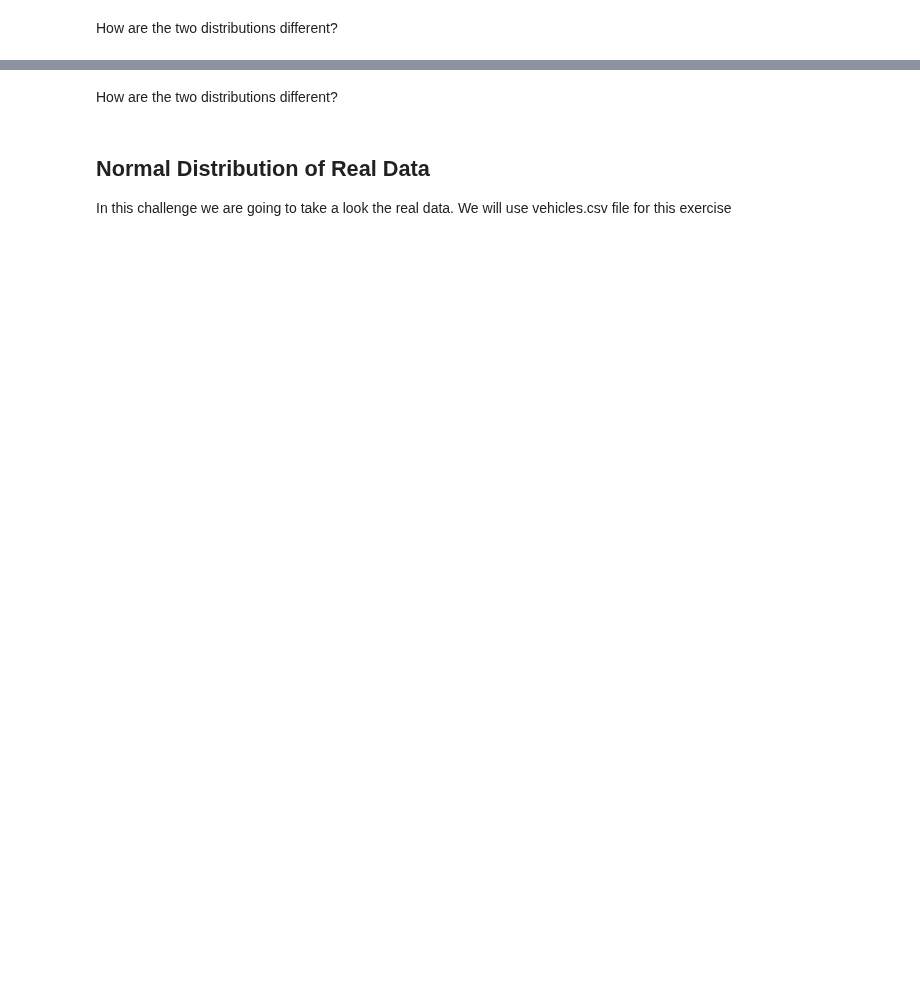
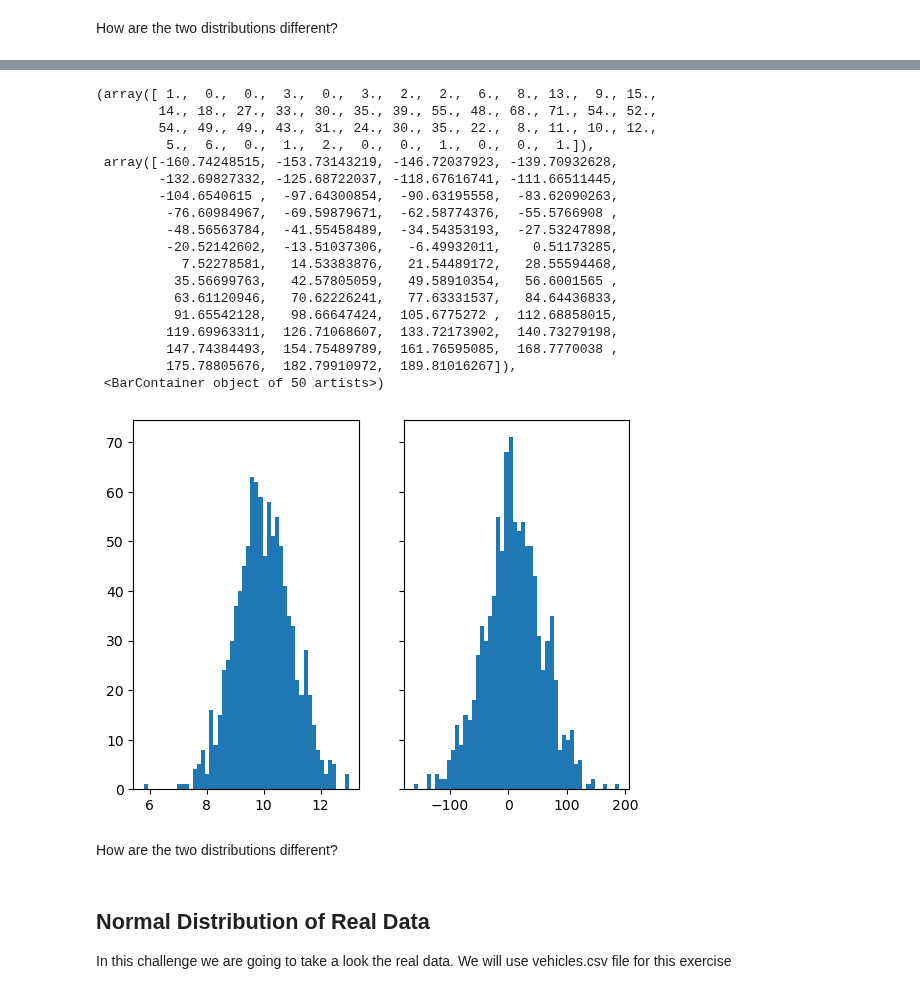
Before and after one commit to ta-data-lis/lab-probability-distributions, a Jupyter notebook: your-code/continuous.ipynb, the cells around one changed output, grey strips where cells are left out. Drawn from its saved outputs; the diff is of its cells as text; code cells hidden in the pictures; blank space fills up the shorter version.

```diff
--- a/your-code/continuous.ipynb
+++ b/your-code/continuous.ipynb
@@ -64,2 +108,36 @@ Expected output:
+# %%
+# your code here
+def generate_normal(mean, std):
+    normal = stats.norm(mean, std)
+    return normal.rvs(size=1000)
+
+n1 = generate_normal(10, 1)
+n2 = generate_normal(10, 50)
+
+
+# plotting
+fig, (ax1, ax2) = plt.subplots(1, 2, sharey = True)
+ax1.hist(n1, bins=50)
+ax2.hist(n2, bins=50)
+# %% [output]
+(array([ 1.,  0.,  0.,  3.,  0.,  3.,  2.,  2.,  6.,  8., 13.,  9., 15.,
+        14., 18., 27., 33., 30., 35., 39., 55., 48., 68., 71., 54., 52.,
+        54., 49., 49., 43., 31., 24., 30., 35., 22.,  8., 11., 10., 12.,
+         5.,  6.,  0.,  1.,  2.,  0.,  0.,  1.,  0.,  0.,  1.]),
+ array([-160.74248515, -153.73143219, -146.72037923, -139.70932628,
+        -132.69827332, -125.68722037, -118.67616741, -111.66511445,
+        -104.6540615 ,  -97.64300854,  -90.63195558,  -83.62090263,
+         -76.60984967,  -69.59879671,  -62.58774376,  -55.5766908 ,
+         -48.56563784,  -41.55458489,  -34.54353193,  -27.53247898,
+         -20.52142602,  -13.51037306,   -6.49932011,    0.51173285,
+           7.52278581,   14.53383876,   21.54489172,   28.55594468,
+          35.56699763,   42.57805059,   49.58910354,   56.6001565 ,
+          63.61120946,   70.62226241,   77.63331537,   84.64436833,
+          91.65542128,   98.66647424,  105.6775272 ,  112.68858015,
+         119.69963311,  126.71068607,  133.72173902,  140.73279198,
+         147.74384493,  154.75489789,  161.76595085,  168.7770038 ,
+         175.78805676,  182.79910972,  189.81016267]),
+ <BarContainer object of 50 artists>)
+[figure, added]
 # %% [markdown]
 How are the two distributions different?
```
Also changed, not shown: parts of 20 cells of this notebook.
